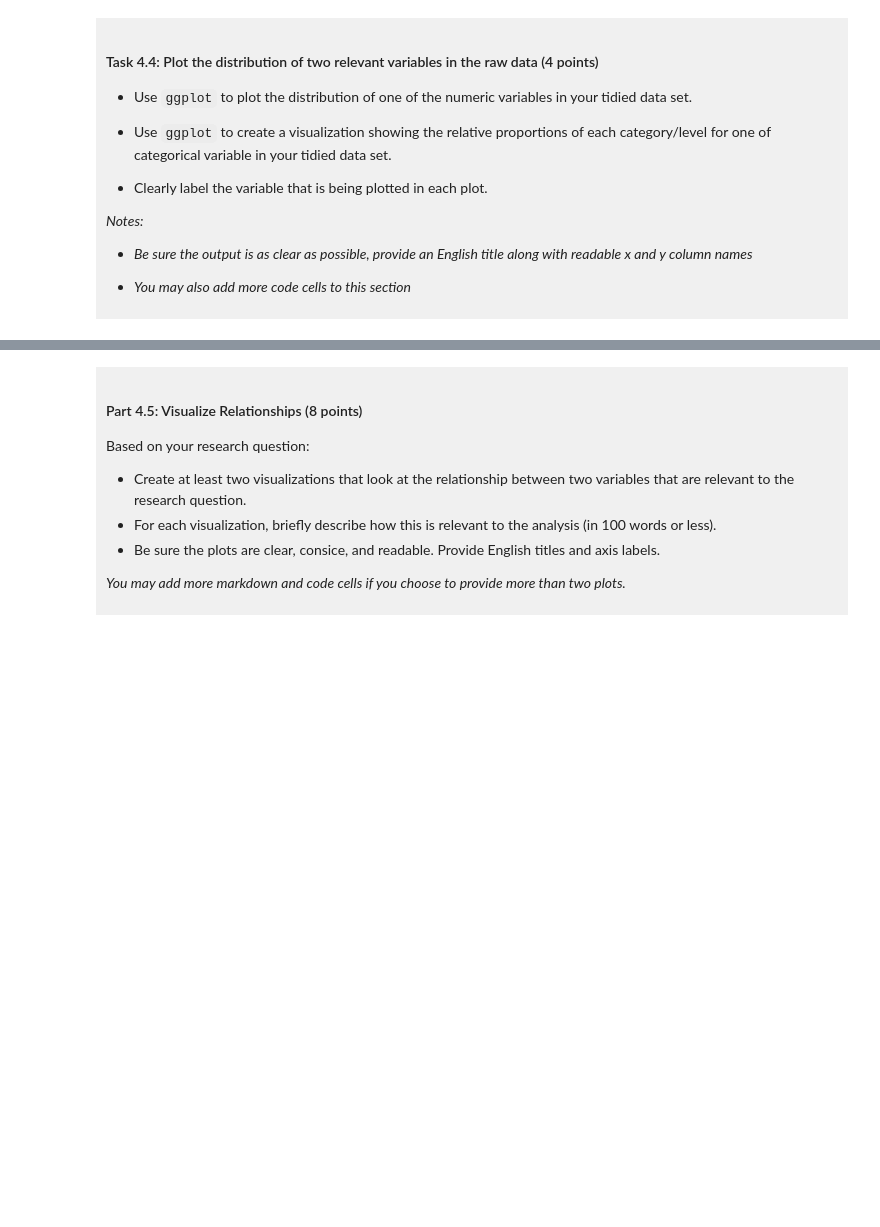
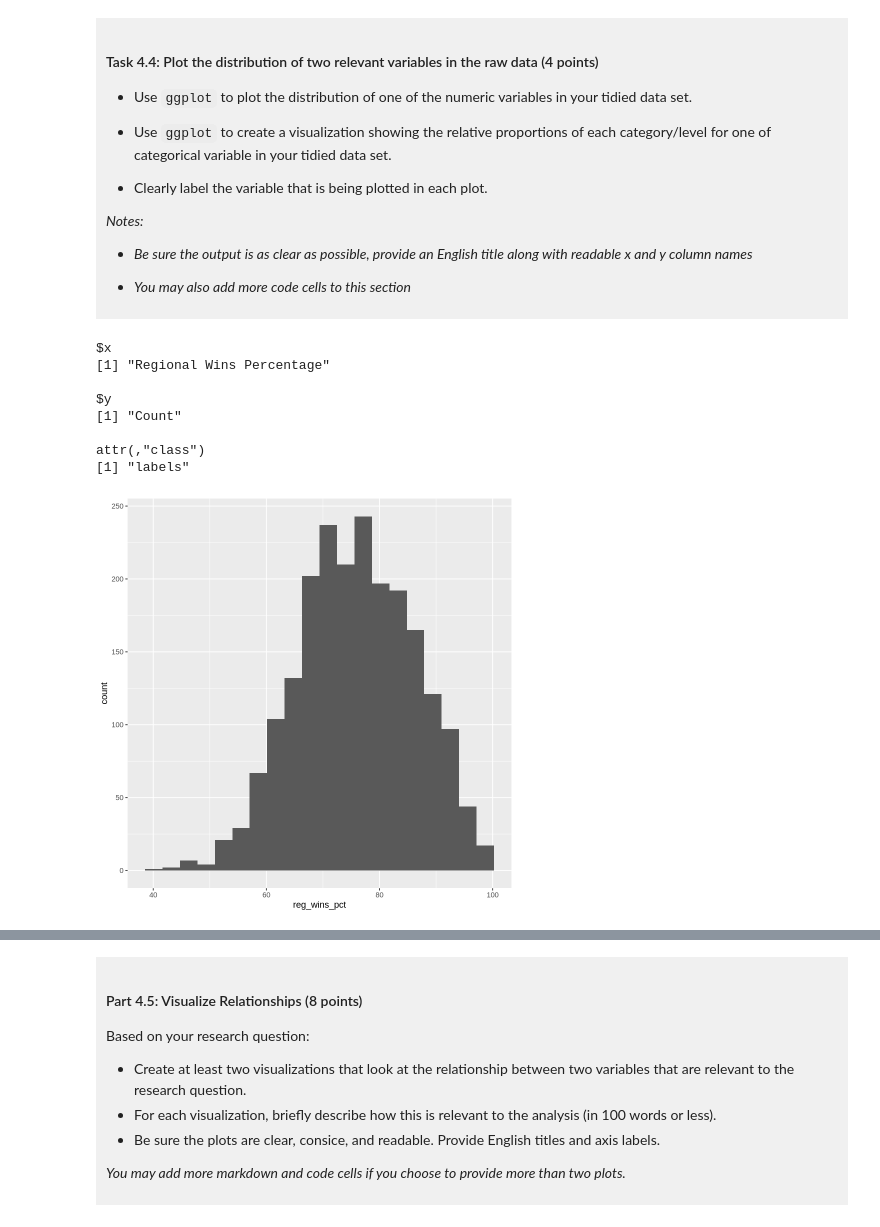
Before and after one commit to aaandy-w/dsci-100-project-andy-wei, a Jupyter notebook: dsci-100-project-notebook.ipynb, the cells around one changed output, grey strips where cells are left out. Cells and saved outputs as stored; diff of their text form; code cells hidden in the pictures; blank space fills up the shorter version.

```diff
--- a/dsci-100-project-notebook.ipynb
+++ b/dsci-100-project-notebook.ipynb
@@ -296,5 +371,21 @@ You will refine your research question (if needed) and produce a tidy data set.
 
 </div>
 # %%
-### EDIT THIS CODE CELL FOR PLOT 1 ###
+pct_distribution_plot <- clean_data |>
+    ggplot(aes(x = reg_wins_pct)) +
+    geom_histogram(bins = 20)
+    labs(x = "Regional Wins Percentage",
+         y = "Count")
+
+pct_distribution_plot
+# %% [output]
+$x
+[1] "Regional Wins Percentage"
+
+$y
+[1] "Count"
+
+attr(,"class")
+[1] "labels"
+[figure, added]
 # %%
```
Also changed, not shown: parts of 10 cells of this notebook.
